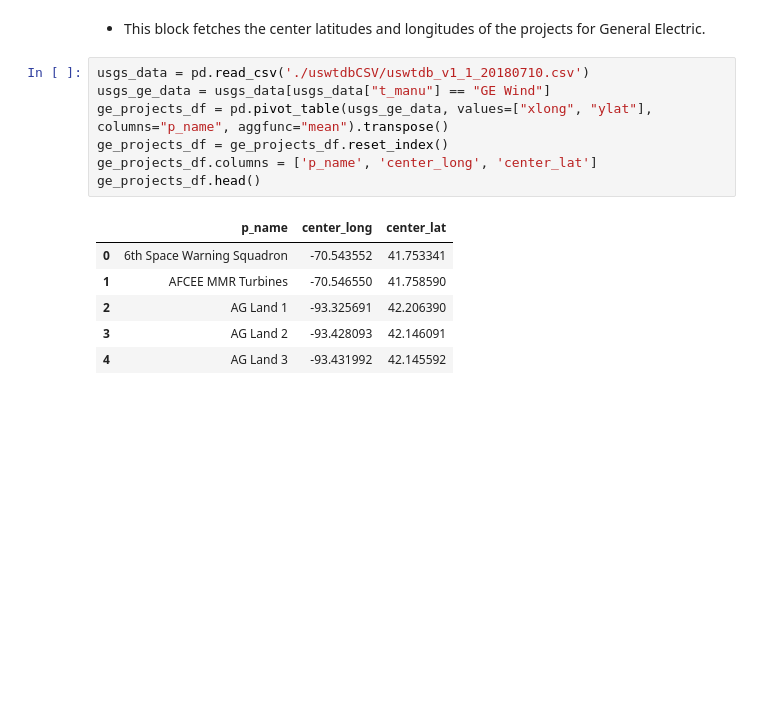
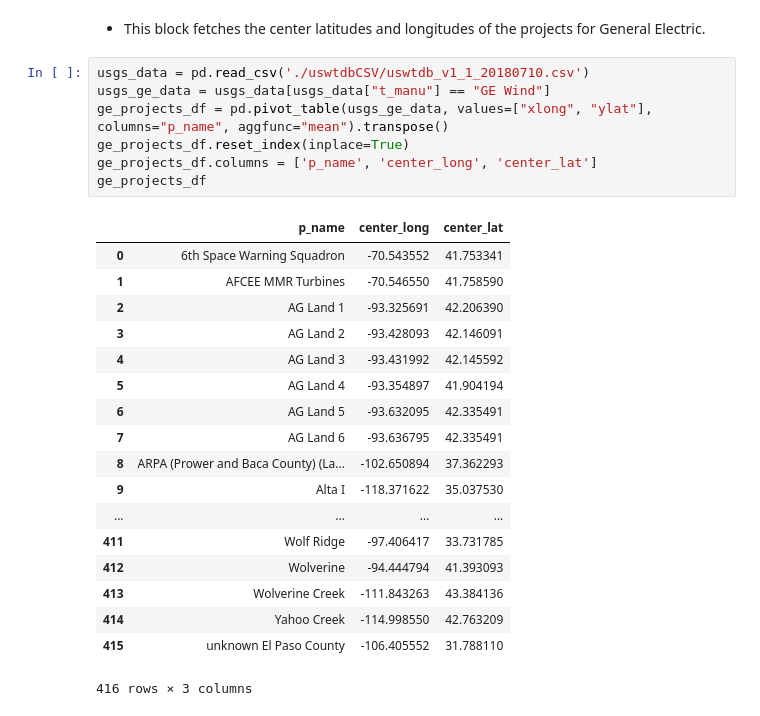
Before and after one commit to jonashan90/ge_capstone, a Jupyter notebook: 02 - Fetch Weather Data.ipynb, the cells around one changed output. Drawn from its saved outputs; the diff is of its cells as text; blank space fills up the shorter version.

Commit message:
Updated USGS dataframe.

```diff
--- a/02 - Fetch Weather Data.ipynb
+++ b/02 - Fetch Weather Data.ipynb
@@ -331,14 +331,26 @@ Gathered Sufficient Stations
 # %%
 usgs_data = pd.read_csv('./uswtdbCSV/uswtdb_v1_1_20180710.csv')
 usgs_ge_data = usgs_data[usgs_data["t_manu"] == "GE Wind"]
 ge_projects_df = pd.pivot_table(usgs_ge_data, values=["xlong", "ylat"], columns="p_name", aggfunc="mean").transpose()
-ge_projects_df = ge_projects_df.reset_index()
+ge_projects_df.reset_index(inplace=True)
 ge_projects_df.columns = ['p_name', 'center_long', 'center_lat']
-ge_projects_df.head()
+ge_projects_df
 # %% [output]
 |  | p_name | center_long | center_lat |
 | 0 | 6th Space Warning Squadron | -70.543552 | 41.753341 |
 | 1 | AFCEE MMR Turbines | -70.546550 | 41.758590 |
 | 2 | AG Land 1 | -93.325691 | 42.206390 |
 | 3 | AG Land 2 | -93.428093 | 42.146091 |
 | 4 | AG Land 3 | -93.431992 | 42.145592 |
+| 5 | AG Land 4 | -93.354897 | 41.904194 |
+| 6 | AG Land 5 | -93.632095 | 42.335491 |
+| 7 | AG Land 6 | -93.636795 | 42.335491 |
+| 8 | ARPA (Prower and Baca County) (La... | -102.650894 | 37.362293 |
+| 9 | Alta I | -118.371622 | 35.037530 |
+| ... | ... | ... | ... |
+| 411 | Wolf Ridge | -97.406417 | 33.731785 |
+| 412 | Wolverine | -94.444794 | 41.393093 |
+| 413 | Wolverine Creek | -111.843263 | 43.384136 |
+| 414 | Yahoo Creek | -114.998550 | 42.763209 |
+| 415 | unknown El Paso County | -106.405552 | 31.788110 |
+416 rows × 3 columns
```
Also changed, not shown: parts of 2 cells of this notebook.
